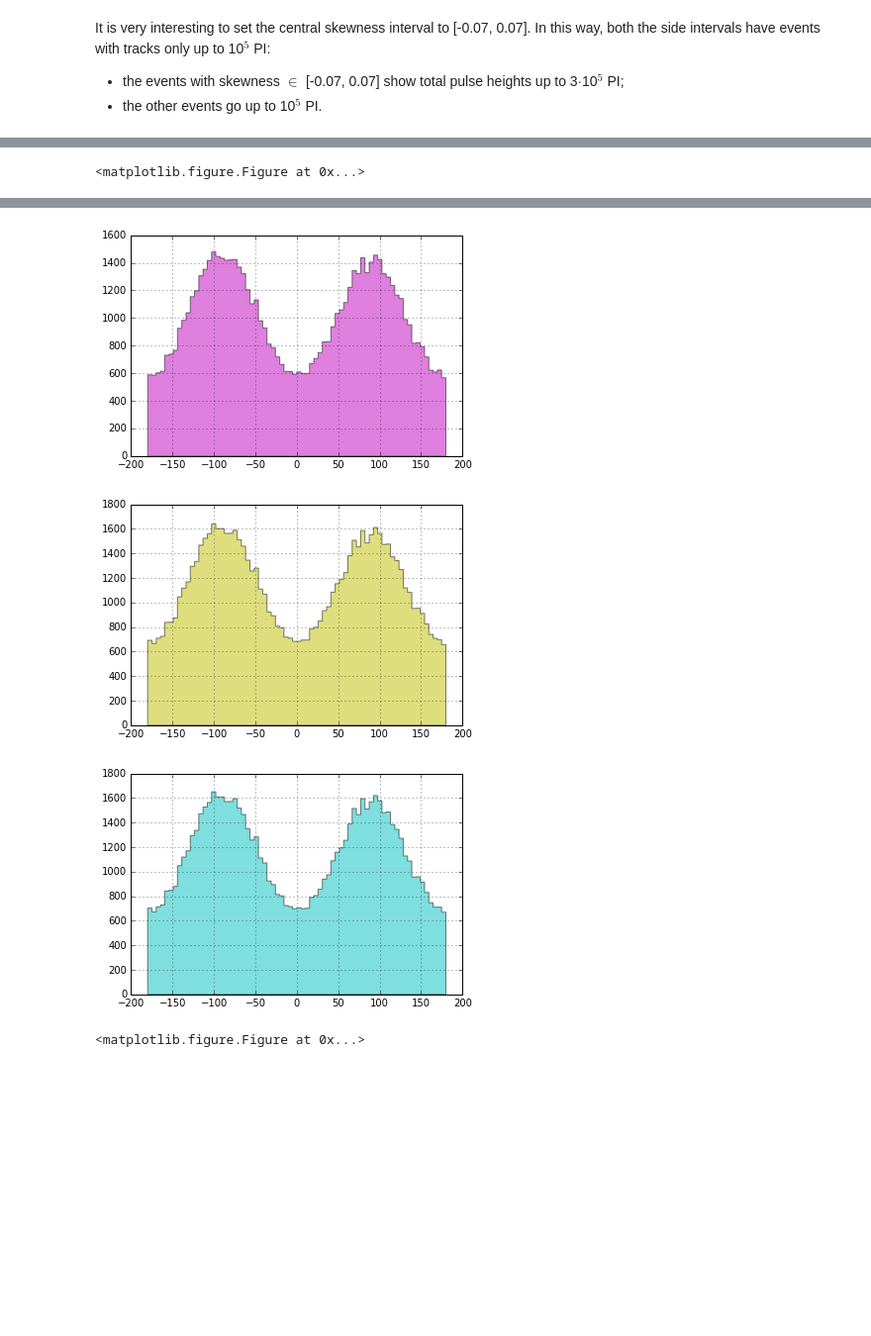
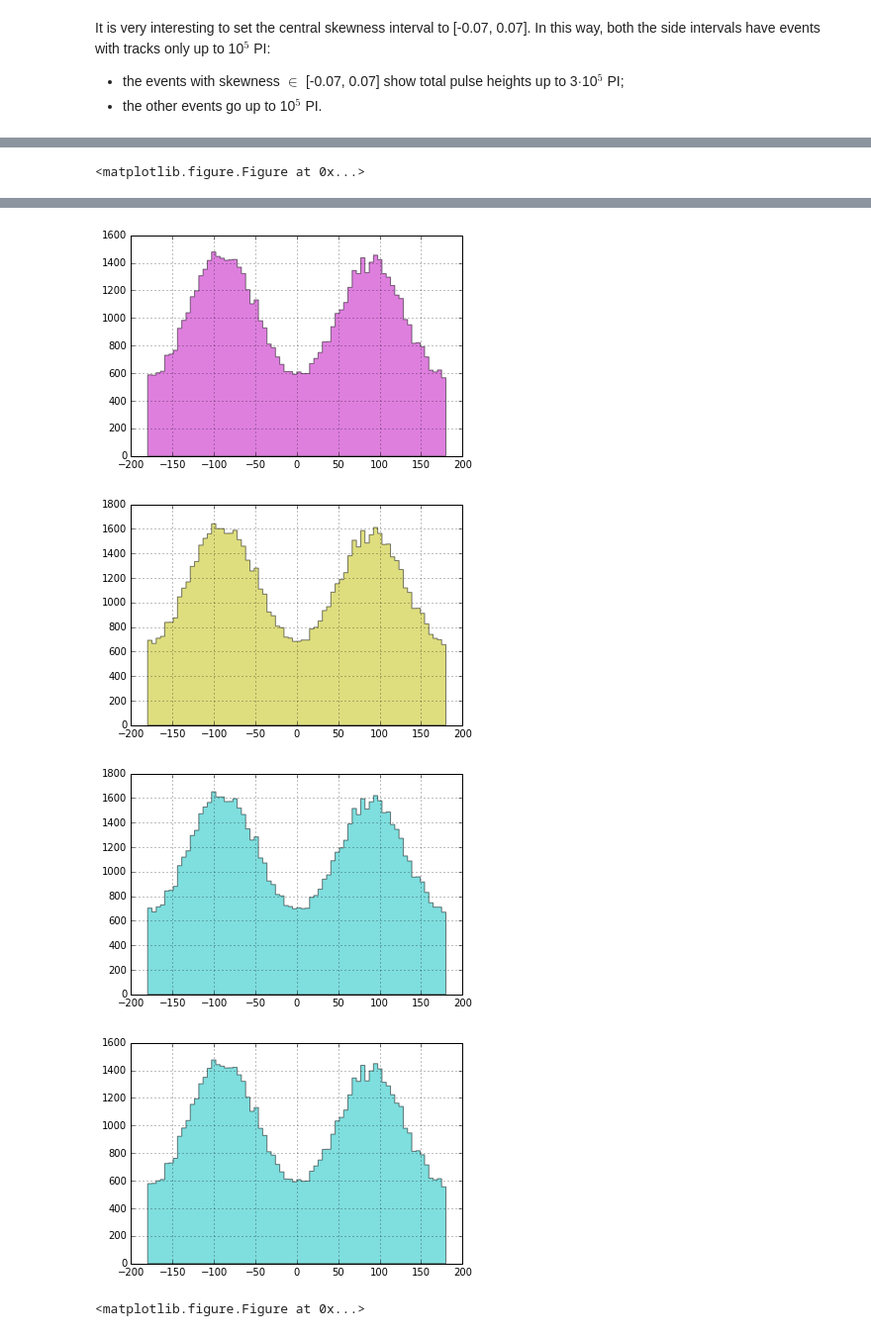
Before and after one commit to smaldera/ixpeTO, a Jupyter notebook: jupynb/test_ixpe_phibump.ipynb, the cells around one changed output, grey strips where cells are left out. Shown: that part at 99% size. Cells and saved outputs as stored; diff of their text form; code cells hidden in the pictures; blank space fills up the shorter version.

```diff
--- a/jupynb/test_ixpe_phibump.ipynb
+++ b/jupynb/test_ixpe_phibump.ipynb
@@ -211,31 +213,38 @@ Outcome: the BUMPS are no more present $\rightarrow$ their events belong to popu
 # %%
 #FINAL RESULTS: MERGE TRK_SKEW AND TRK_PI CUTS
 index1 = np.where((df['TRK_SKEW']<-0.07)|(df['TRK_SKEW']>0.07))[0]
 
 #index1 = np.where((df['TRK_SKEW']<-0.07)&(df['TRK_SKEW']>0.07)[0]
 
 index2 = np.where(df['TRK_PI']<8000)[0]
 ind_tot = np.union1d(index1, index2)
+
+indtot = np.where((df['TRK_SKEW']<-0.07)|(df['TRK_SKEW']>0.07)&(df['TRK_PI']<8000))[0]
 
 #NO CUT (BLUE)
 df['TRK_PHI2'].hist(bins=70, histtype='stepfilled', alpha=0.5)
 plt.figure()
 
 #SKEWNESS CUT (MAGENTA)
 df['TRK_PHI2'][index1].hist(bins=70, histtype='stepfilled', alpha=0.5, color='m')
 plt.figure()
 
 #PI CUT (YELLOW)
 df['TRK_PHI2'][index2].hist(bins=70, histtype='stepfilled', alpha=0.5, color='y')
 plt.figure()
 
 #SKEWNESS + PI CUTS (CYAN)
 df['TRK_PHI2'][ind_tot].hist(bins=70, histtype='stepfilled', alpha=0.5, color='c')
 plt.figure()
+
+#SKEWNESS + PI CUTS (CYAN)
+df['TRK_PHI2'][indtot].hist(bins=70, histtype='stepfilled', alpha=0.5, color='c')
+plt.figure()
 # %% [output]
 <matplotlib.figure.Figure at 0x...>
 [figure]
 [figure]
 [figure]
 [figure]
+[figure, added]
 <matplotlib.figure.Figure at 0x...>
```
Also changed, not shown: parts of 8 cells of this notebook, 1 other file.
